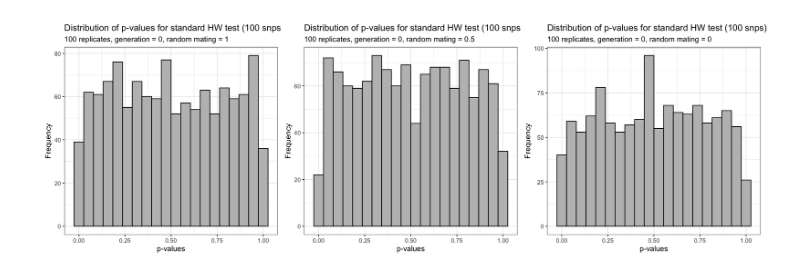
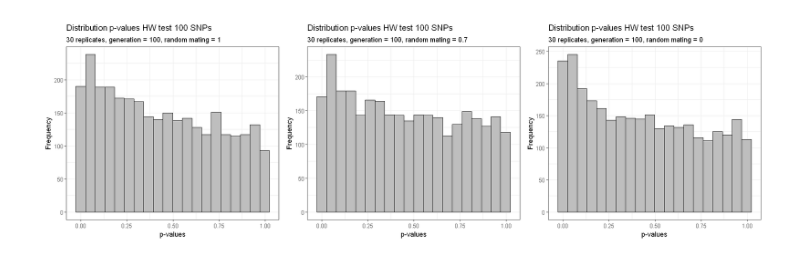
Before and after one commit to sdaza/obesity-dem-heritability, a Jupyter notebook: notebooks/testing-hw-snp-simulation.ipynb, the cells around one changed output. Saved outputs shown, nothing was run; the diff lists cells and outputs as text; code cells hidden in the pictures.

```diff
--- a/notebooks/testing-hw-snp-simulation.ipynb
+++ b/notebooks/testing-hw-snp-simulation.ipynb
@@ -149,16 +113,0 @@ pvalues100rm1 = getHWpvalues(df[generation == 100 &  random_mating == 1])
-# %%
-a = ggplot() + aes(pvalues100rm1)+ geom_histogram(bins = 20, fill="grey", colour="black") + theme_bw() +
-    labs(x = "p-values", y = "Frequency",
-    title = "Distribution of p-values for standard HW test (100 snps)",
-    subtitle = "100 replicates, generation = 100, random mating = 1")
-b = ggplot() + aes(pvalues100rm05)+ geom_histogram(bins = 20, fill="grey", colour="black") + theme_bw() +
-    labs(x = "p-values", y = "Frequency",
-    title = "Distribution of p-values for standard HW test (100 snps)",
-    subtitle = "100 replicates, generation = 100, random mating = 0.5")
-c = ggplot() + aes(pvalues100rm0)+ geom_histogram(bins = 20, fill="grey", colour="black") + theme_bw() +
-    labs(x = "p-values", y = "Frequency",
-    title = "Distribution of p-values for standard HW test (100 snps)",
-    subtitle = "100 replicates, generation = 100, random mating = 0")
-
-options(repr.plot.width=16, repr.plot.height=5)
-wrap_plots(a, b, c)
@@ -167,18 +114,14 @@ wrap_plots(a, b, c)
-# %%
-a = ggplot() + aes(pvalues0rm1)+ geom_histogram(bins = 20, fill="grey", colour="black") + theme_bw() +
-    labs(x = "p-values", y = "Frequency",
-    title = "Distribution of p-values for standard HW test (100 snps)",
-    subtitle = "100 replicates, generation = 0, random mating = 1")
-b = ggplot() + aes(pvalues0rm05)+ geom_histogram(bins = 20, fill="grey", colour="black") + theme_bw() +
-    labs(x = "p-values", y = "Frequency",
-    title = "Distribution of p-values for standard HW test (100 snps)",
-    subtitle = "100 replicates, generation = 0, random mating = 0.5")
-c = ggplot() + aes(pvalues0rm0)+ geom_histogram(bins = 20, fill="grey", colour="black") + theme_bw() +
-    labs(x = "p-values", y = "Frequency",
-    title = "Distribution of p-values for standard HW test (100 snps)",
-    subtitle = "100 replicates, generation = 0, random mating = 0")
-
-options(repr.plot.width=15, repr.plot.height=5)
-wrap_plots(a, b, c)
-# %% [output]
-[figure, removed]
+# %%
+plots = list()
+vars = c("pvalues100rm1", "pvalues100rm07", "pvalues100rm0")
+values =  c(1, 0.7, 0)
+for (i in 1:3) {
+plots[[i]] = ggplot(data.table(pvalues = get(vars[i])), aes(pvalues)) +
+    geom_histogram(bins = 20, fill="grey", colour="black") + theme_bw() +
+    labs(x = "p-values", y = "Frequency",
+        title = "Distribution p-values HW test 100 SNPs",
+        subtitle = paste0(nrep, " replicates, generation = 100, random mating = ", values[i]))
+}
+wrap_plots(plots)
+# %% [output]
+[figure, added]
```
Also changed, not shown: parts of 19 cells of this notebook.
